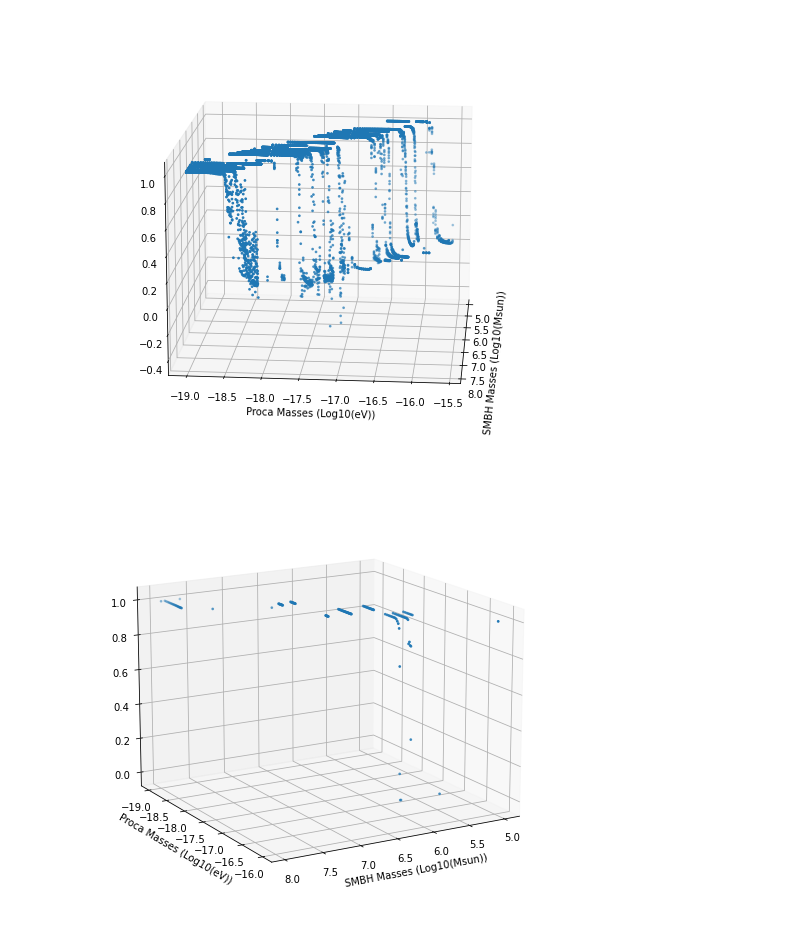
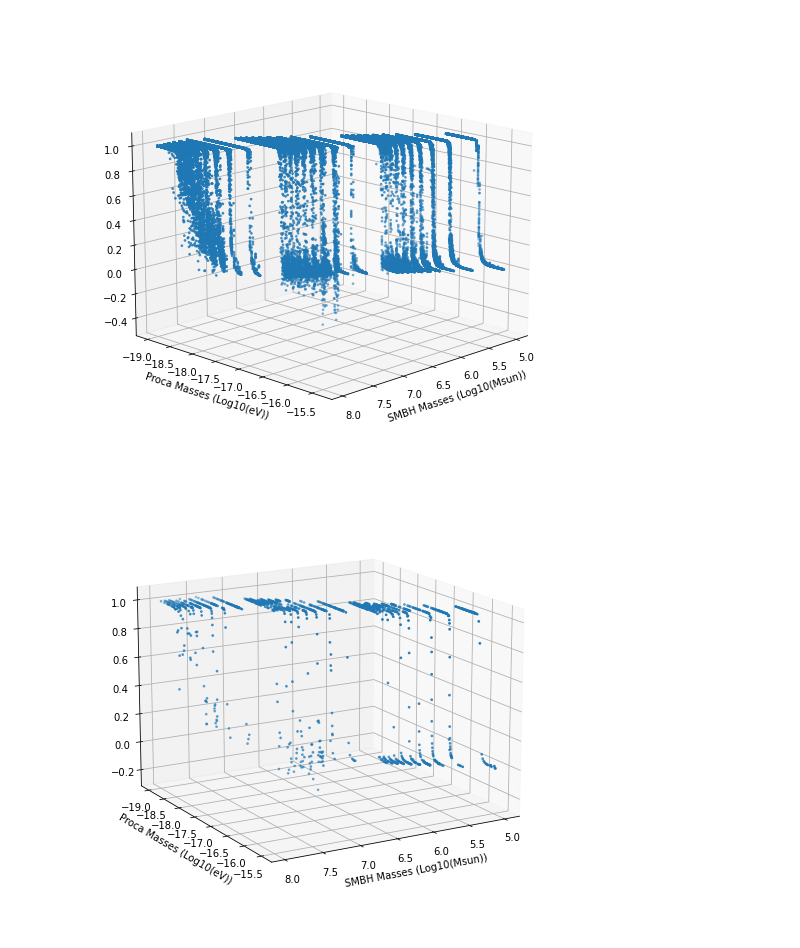
Before and after one commit to Shaun-F/GWGenerator, a Jupyter notebook: debugging/Analysis.ipynb, the cells around one changed output. Cells and saved outputs as stored; diff of their text form; code cells hidden in the pictures.

```diff
--- a/debugging/Analysis.ipynb
+++ b/debugging/Analysis.ipynb
@@ -8,7 +8,7 @@ sys.path.insert(0, path)
 import GWGen
 from GWGen.WFGenerator import *
 # %%
-foldpath = os.getcwd()+"/Data/Output/"
+foldpath = "/home/shaunf/Documents/Computer/Code/projects/Massive_Vector_Field_Dynamical_Friction/ProcaAroundKerr/GWGenerator"+"/Data/Output/"
 filenames = glob.glob(foldpath+"*.json")
 data = []
 for file in filenames:
@@ -34,17 +34,17 @@ datframe
 # %%
 xdat = datframe["SMBHMASS"]
 ydat = datframe["PROCAMASS"]
 zdat = datframe["faithfulness"]
 fig = plt.figure(figsize=(16,8))
 ax = fig.add_subplot(projection='3d')
 ax.scatter(np.log10(xdat), np.log10(ydat), zdat,s=3)
 ax.set_ylabel("Proca Masses (Log10(eV))")
 ax.set_xlabel("SMBH Masses (Log10(Msun))")
-ax.view_init(15,5)
+ax.view_init(15,45)
 # %% [output]
-[figure, old version]
+[figure, new version]
 # %%
-tmpdat = datframe[(datframe["e0"]==0.1)&(datframe["BHSpin"]==0.63)]
+tmpdat = datframe[(datframe["e0"]==0.1)&(datframe["BHSpin"]==0.8)]
 xdat = tmpdat["SMBHMASS"]
 ydat = tmpdat["PROCAMASS"]
 zdat = tmpdat["faithfulness"]
@@ -55,5 +55,5 @@ ax.set_ylabel("Proca Masses (Log10(eV))")
 ax.set_xlabel("SMBH Masses (Log10(Msun))")
 ax.view_init(15,60)
 # %% [output]
-[figure, old version]
+[figure, new version]
 # %%
```
Also changed, not shown: parts of 3 cells of this notebook, 5 other files.
